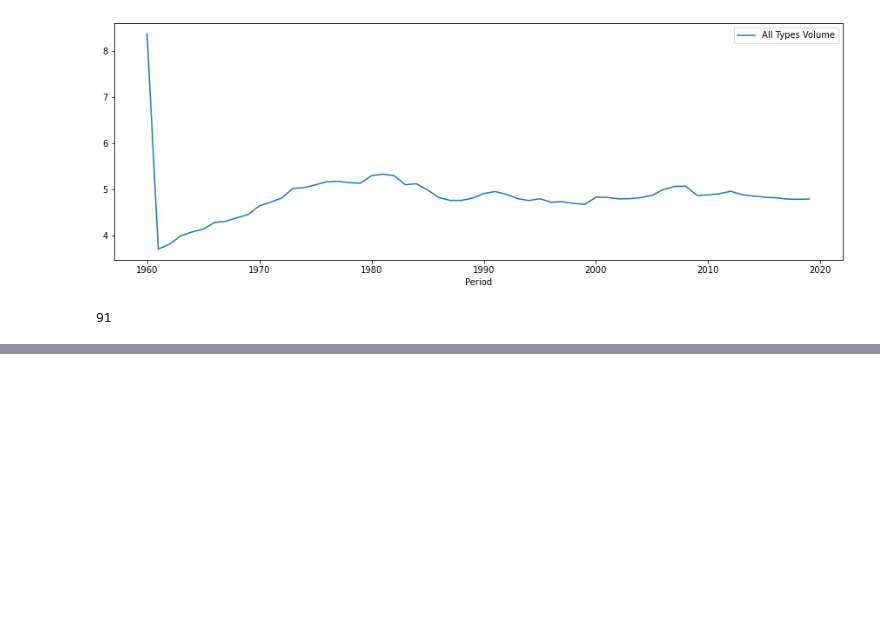
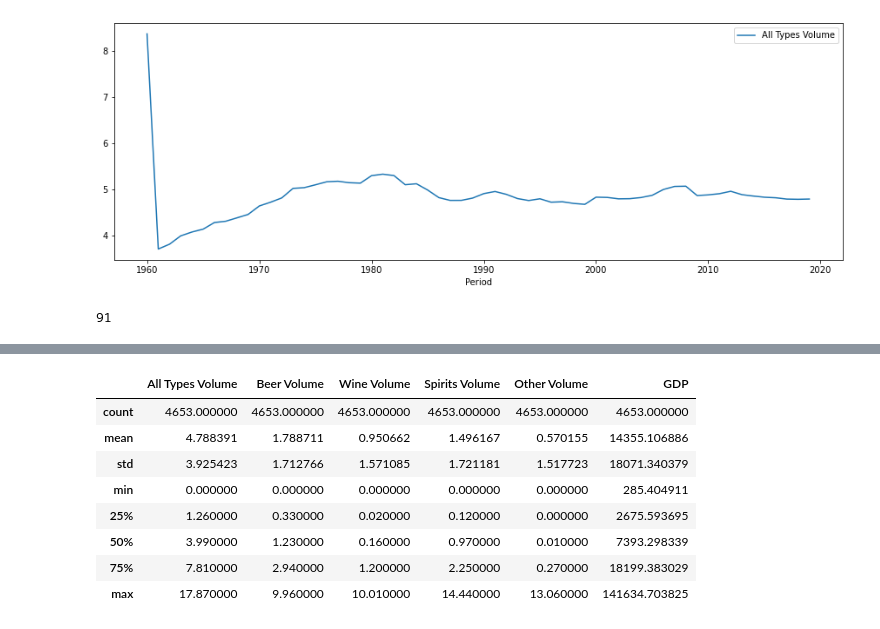
Before and after one commit to stuartbrown4/Big-Data-Assignment, a Jupyter notebook: Data-Handling-01.ipynb, the cells around one changed output, grey strips where cells are left out. Cells and saved outputs as stored; diff of their text form; code cells hidden in the pictures; blank space fills up the shorter version.

```diff
--- a/Data-Handling-01.ipynb
+++ b/Data-Handling-01.ipynb
@@ -222,0 +256,12 @@ final_merge[final_merge['Location'] == 'United Kingdom of Great Britain and Nort
+# %%
+gdp_ppp_merge.drop(columns=['Period']).describe()
+# %% [output]
+|  | All Types Volume | Beer Volume | Wine Volume | Spirits Volume | Other Volume | GDP |
+| count | 4653.000000 | 4653.000000 | 4653.000000 | 4653.000000 | 4653.000000 | 4653.000000 |
+| mean | 4.788391 | 1.788711 | 0.950662 | 1.496167 | 0.570155 | 14355.106886 |
+| std | 3.925423 | 1.712766 | 1.571085 | 1.721181 | 1.517723 | 18071.340379 |
+| min | 0.000000 | 0.000000 | 0.000000 | 0.000000 | 0.000000 | 285.404911 |
+| 25% | 1.260000 | 0.330000 | 0.020000 | 0.120000 | 0.000000 | 2675.593695 |
+| 50% | 3.990000 | 1.230000 | 0.160000 | 0.970000 | 0.010000 | 7393.298339 |
+| 75% | 7.810000 | 2.940000 | 1.200000 | 2.250000 | 0.270000 | 18199.383029 |
+| max | 17.870000 | 9.960000 | 10.010000 | 14.440000 | 13.060000 | 141634.703825 |
```
Also changed, not shown: parts of 31 cells of this notebook.
